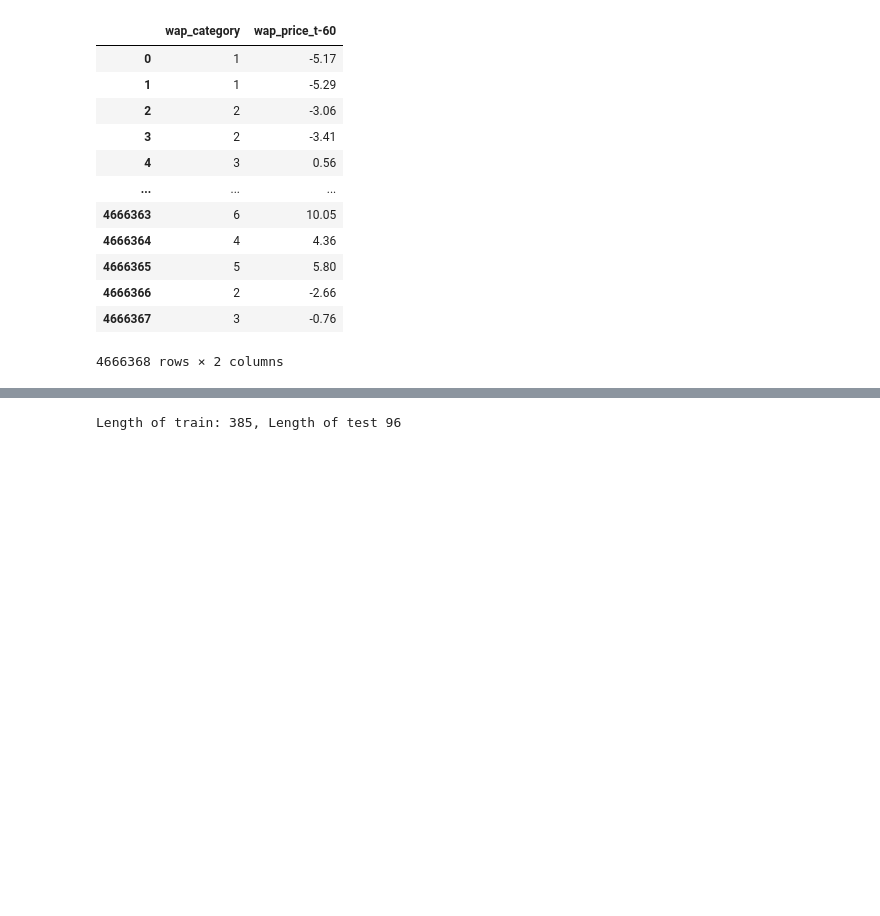
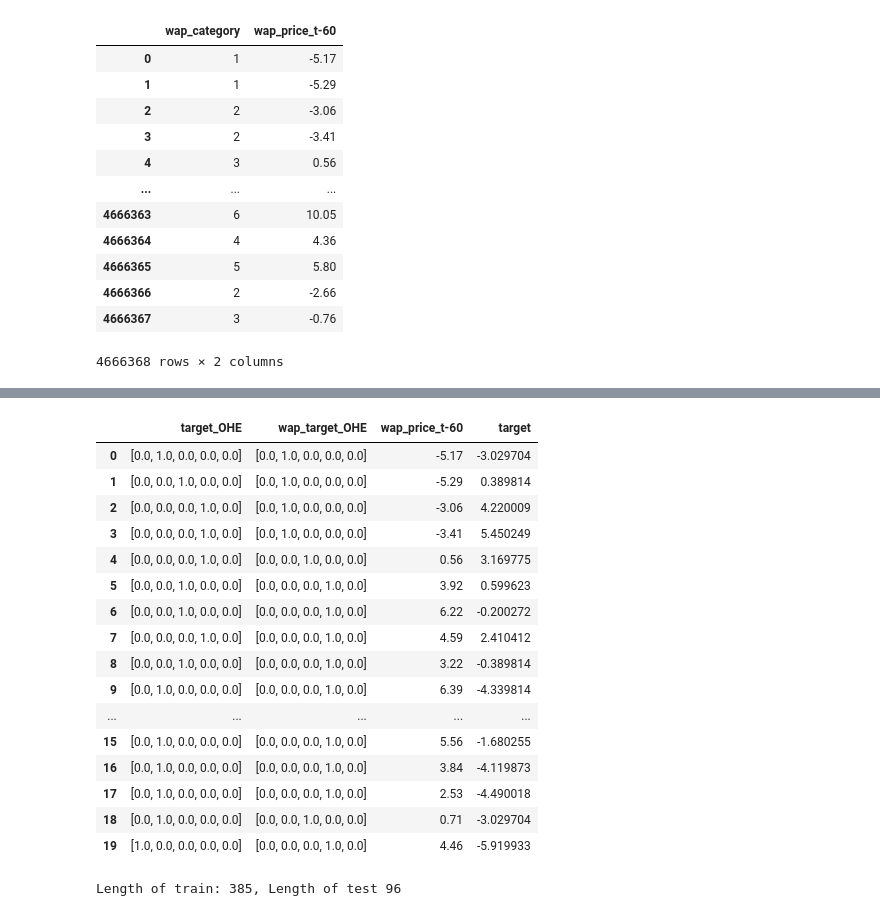
Before and after one commit to nickojelly/OptiverKaggle, a Jupyter notebook: Optiver_v0.3.6 - Copy.ipynb, the cells around one changed output, grey strips where cells are left out. Saved outputs shown, nothing was run; the diff lists cells and outputs as text; code cells hidden in the pictures; blank space fills up the shorter version.

```diff
--- a/Optiver_v0.3.6 - Copy.ipynb
+++ b/Optiver_v0.3.6 - Copy.ipynb
@@ -958,3 +948,24 @@ X["target_OHE"] = [x for x in ohe_out]
+# %%
+
+X[["target_OHE",'wap_target_OHE','wap_price_t-60','target']].head(20)
+# %% [output]
+|  | target_OHE | wap_target_OHE | wap_price_t-60 | target |
+| 0 | [0.0, 1.0, 0.0, 0.0, 0.0] | [0.0, 1.0, 0.0, 0.0, 0.0] | -5.17 | -3.029704 |
+| 1 | [0.0, 0.0, 1.0, 0.0, 0.0] | [0.0, 1.0, 0.0, 0.0, 0.0] | -5.29 | 0.389814 |
+| 2 | [0.0, 0.0, 0.0, 1.0, 0.0] | [0.0, 1.0, 0.0, 0.0, 0.0] | -3.06 | 4.220009 |
+| 3 | [0.0, 0.0, 0.0, 1.0, 0.0] | [0.0, 1.0, 0.0, 0.0, 0.0] | -3.41 | 5.450249 |
+| 4 | [0.0, 0.0, 0.0, 1.0, 0.0] | [0.0, 0.0, 1.0, 0.0, 0.0] | 0.56 | 3.169775 |
+| 5 | [0.0, 0.0, 1.0, 0.0, 0.0] | [0.0, 0.0, 0.0, 1.0, 0.0] | 3.92 | 0.599623 |
+| 6 | [0.0, 0.0, 1.0, 0.0, 0.0] | [0.0, 0.0, 0.0, 1.0, 0.0] | 6.22 | -0.200272 |
+| 7 | [0.0, 0.0, 0.0, 1.0, 0.0] | [0.0, 0.0, 0.0, 1.0, 0.0] | 4.59 | 2.410412 |
+| 8 | [0.0, 0.0, 1.0, 0.0, 0.0] | [0.0, 0.0, 0.0, 1.0, 0.0] | 3.22 | -0.389814 |
+| 9 | [0.0, 1.0, 0.0, 0.0, 0.0] | [0.0, 0.0, 0.0, 1.0, 0.0] | 6.39 | -4.339814 |
+| ... | ... | ... | ... | ... |
+| 15 | [0.0, 1.0, 0.0, 0.0, 0.0] | [0.0, 0.0, 0.0, 1.0, 0.0] | 5.56 | -1.680255 |
+| 16 | [0.0, 1.0, 0.0, 0.0, 0.0] | [0.0, 0.0, 0.0, 1.0, 0.0] | 3.84 | -4.119873 |
+| 17 | [0.0, 1.0, 0.0, 0.0, 0.0] | [0.0, 0.0, 0.0, 1.0, 0.0] | 2.53 | -4.490018 |
+| 18 | [0.0, 1.0, 0.0, 0.0, 0.0] | [0.0, 0.0, 1.0, 0.0, 0.0] | 0.71 | -3.029704 |
+| 19 | [1.0, 0.0, 0.0, 0.0, 0.0] | [0.0, 0.0, 0.0, 1.0, 0.0] | 4.46 | -5.919933 |
 # %%
 importlib.reload(utils.torch_classes)
 trading_data = utils.torch_classes.TradingData(X,means)
```
Also changed, not shown: parts of 9 cells of this notebook, 4 other files.
